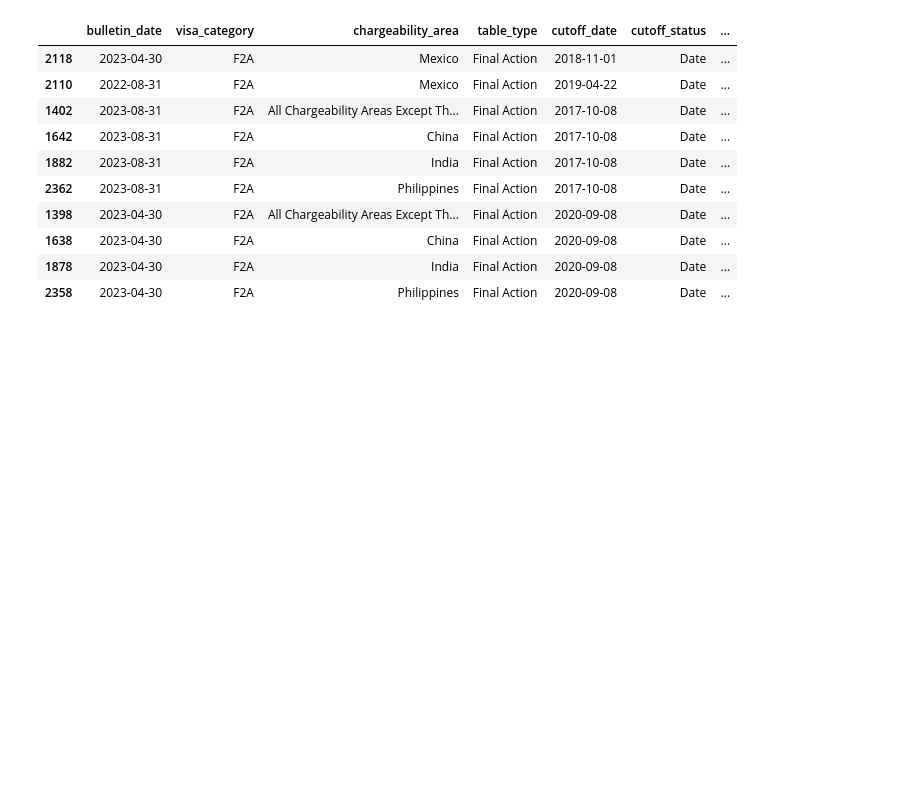
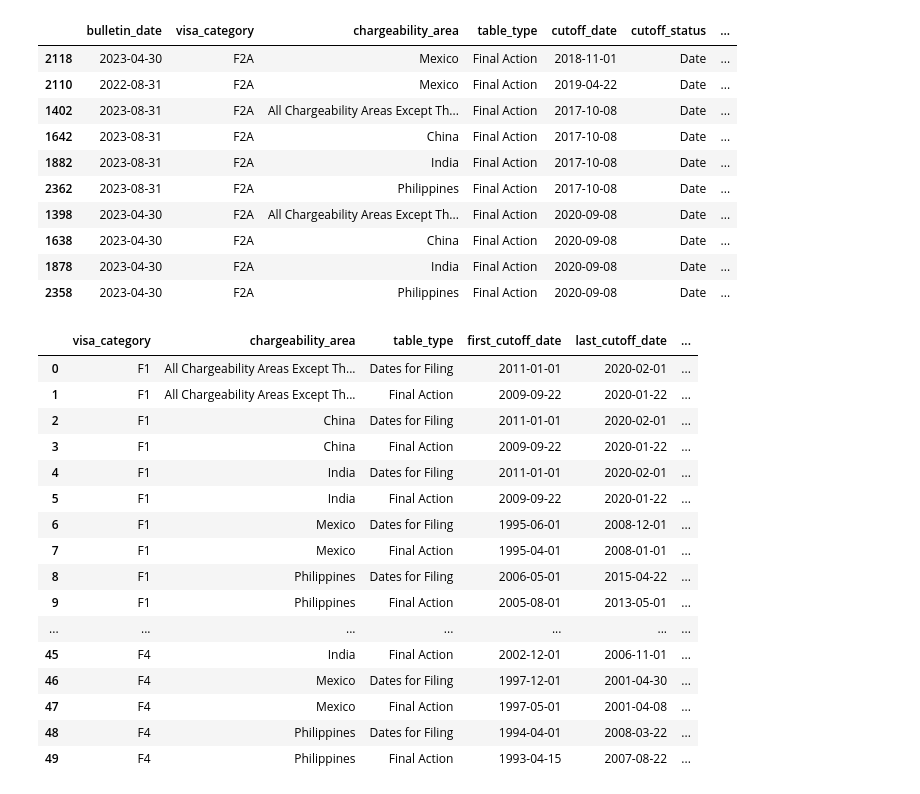
Before and after one commit to stak-k/visa-bulletin-project, a Jupyter notebook: notebooks/05_Q1_exploratory_data_analysis.ipynb, the cells around one changed output. Cells and saved outputs as stored; diff of their text form; code cells hidden in the pictures; blank space fills up the shorter version.

Commit message:
Add RQ1 net progression analysis and visuals

```diff
--- a/notebooks/05_Q1_exploratory_data_analysis.ipynb
+++ b/notebooks/05_Q1_exploratory_data_analysis.ipynb
@@ -650,3 +650,55 @@ largest_retrogressions
 | 1638 | 2023-04-30 | F2A | China | Final Action | 2020-09-08 | Date | ... |
 | 1878 | 2023-04-30 | F2A | India | Final Action | 2020-09-08 | Date | ... |
 | 2358 | 2023-04-30 | F2A | Philippines | Final Action | 2020-09-08 | Date | ... |
+# %%
+# Calculate total cutoff date progression across the study period
+# for each visa category, chargeability area, and table type.
+#### IMPORTANT FOR Q.Two
+
+net_progression = (
+    q1_df
+    .sort_values("bulletin_date")
+    .groupby(
+        [
+            "visa_category",
+            "chargeability_area",
+            "table_type"
+        ]
+    )
+    .agg(
+        first_cutoff_date=("cutoff_date", "first"),
+        last_cutoff_date=("cutoff_date", "last")
+    )
+    .reset_index()
+)
+
+# Calculate the total change in cutoff date.
+net_progression["net_progression_days"] = (
+    net_progression["last_cutoff_date"]
+    - net_progression["first_cutoff_date"]
+).dt.days
+
+# Convert days to approximate years for easier interpretation.
+net_progression["net_progression_years"] = (
+    net_progression["net_progression_days"] / 365.25
+).round(1)
+
+net_progression
+# %% [output]
+|  | visa_category | chargeability_area | table_type | first_cutoff_date | last_cutoff_date | ... |
+| 0 | F1 | All Chargeability Areas Except Th... | Dates for Filing | 2011-01-01 | 2020-02-01 | ... |
+| 1 | F1 | All Chargeability Areas Except Th... | Final Action | 2009-09-22 | 2020-01-22 | ... |
+| 2 | F1 | China | Dates for Filing | 2011-01-01 | 2020-02-01 | ... |
+| 3 | F1 | China | Final Action | 2009-09-22 | 2020-01-22 | ... |
+| 4 | F1 | India | Dates for Filing | 2011-01-01 | 2020-02-01 | ... |
+| 5 | F1 | India | Final Action | 2009-09-22 | 2020-01-22 | ... |
+| 6 | F1 | Mexico | Dates for Filing | 1995-06-01 | 2008-12-01 | ... |
+| 7 | F1 | Mexico | Final Action | 1995-04-01 | 2008-01-01 | ... |
+| 8 | F1 | Philippines | Dates for Filing | 2006-05-01 | 2015-04-22 | ... |
+| 9 | F1 | Philippines | Final Action | 2005-08-01 | 2013-05-01 | ... |
+| ... | ... | ... | ... | ... | ... | ... |
+| 45 | F4 | India | Final Action | 2002-12-01 | 2006-11-01 | ... |
+| 46 | F4 | Mexico | Dates for Filing | 1997-12-01 | 2001-04-30 | ... |
+| 47 | F4 | Mexico | Final Action | 1997-05-01 | 2001-04-08 | ... |
+| 48 | F4 | Philippines | Dates for Filing | 1994-04-01 | 2008-03-22 | ... |
+| 49 | F4 | Philippines | Final Action | 1993-04-15 | 2007-08-22 | ... |
```
Also changed, not shown: 6 other files.
